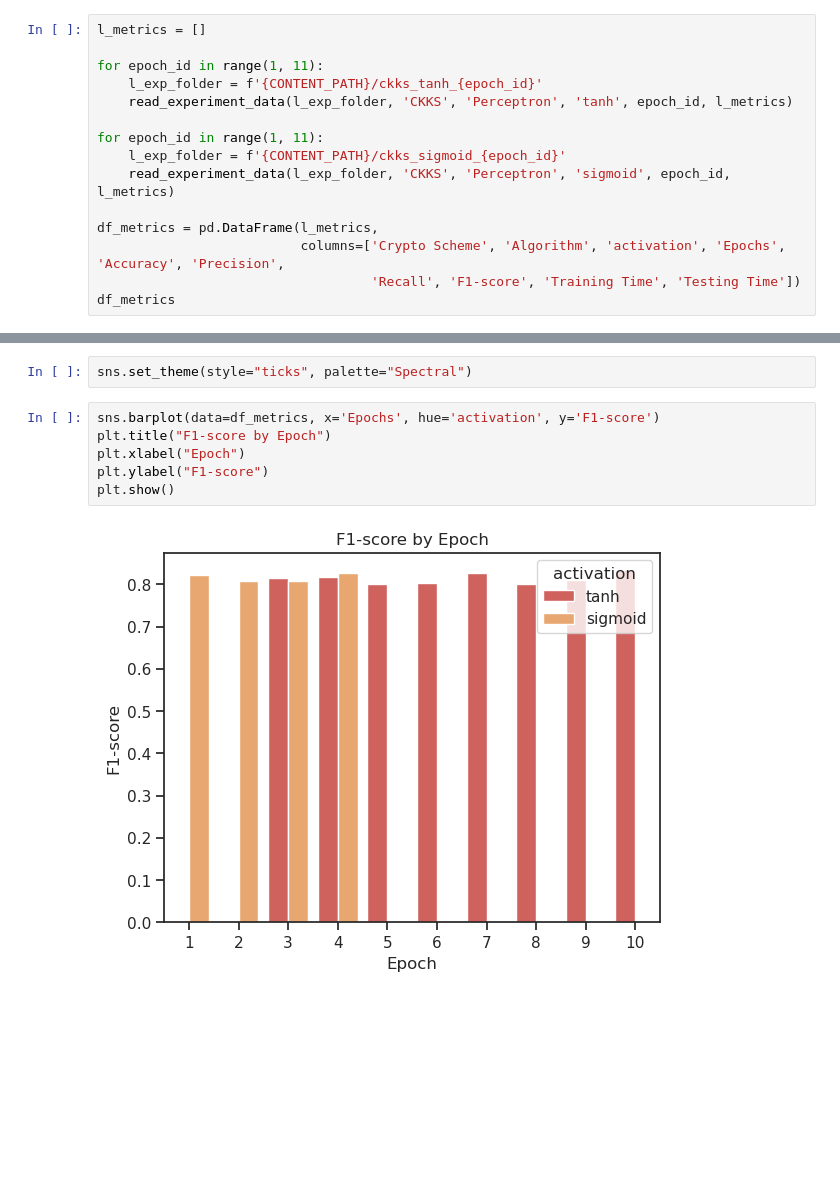
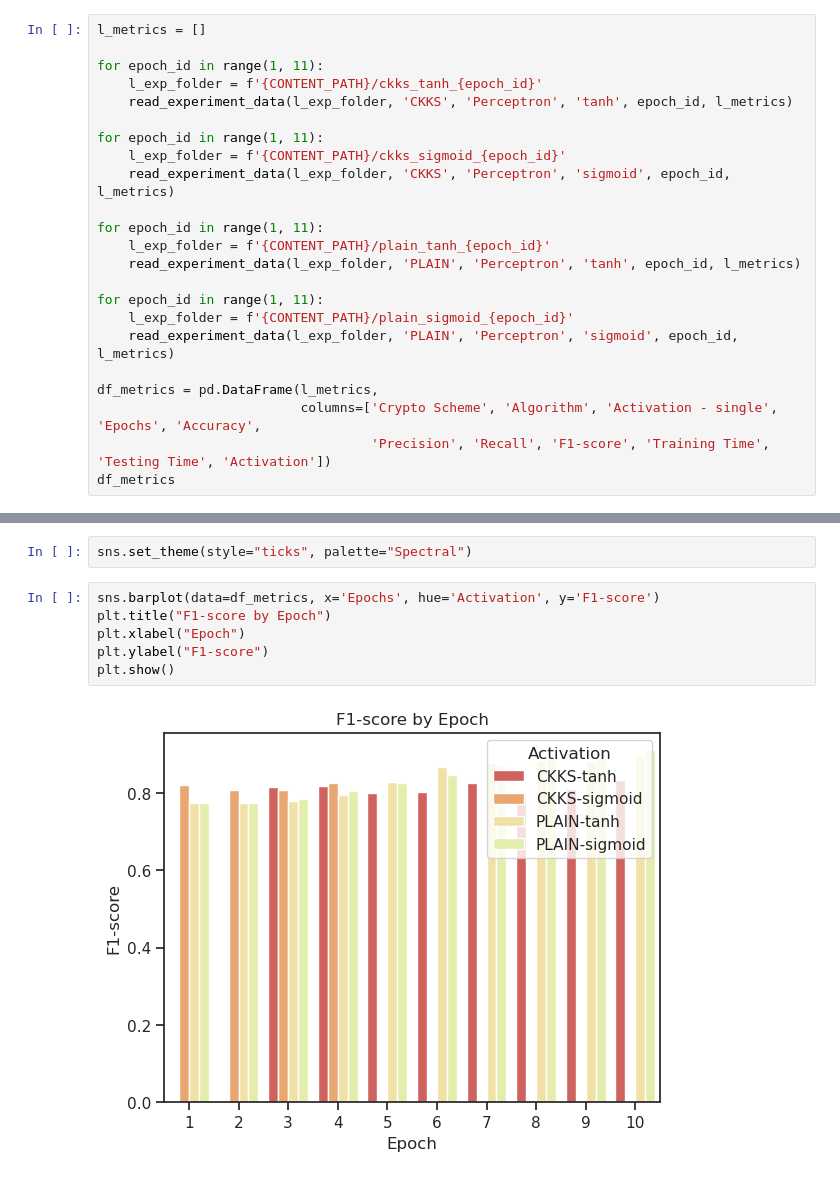
Before and after one commit to rodkruger/ppml-python, a Jupyter notebook: Metrics.ipynb, the cells around one changed output, grey strips where cells are left out. Drawn from its saved outputs; the diff is of its cells as text; blank space fills up the shorter version.

Commit message:
Baseline metrics

```diff
--- a/Metrics.ipynb
+++ b/Metrics.ipynb
@@ -96,8 +96,16 @@ for epoch_id in range(1, 11):
     l_exp_folder = f'{CONTENT_PATH}/ckks_sigmoid_{epoch_id}'
     read_experiment_data(l_exp_folder, 'CKKS', 'Perceptron', 'sigmoid', epoch_id, l_metrics)
 
+for epoch_id in range(1, 11):
+    l_exp_folder = f'{CONTENT_PATH}/plain_tanh_{epoch_id}'
+    read_experiment_data(l_exp_folder, 'PLAIN', 'Perceptron', 'tanh', epoch_id, l_metrics)
+
+for epoch_id in range(1, 11):
+    l_exp_folder = f'{CONTENT_PATH}/plain_sigmoid_{epoch_id}'
+    read_experiment_data(l_exp_folder, 'PLAIN', 'Perceptron', 'sigmoid', epoch_id, l_metrics)
+
 df_metrics = pd.DataFrame(l_metrics,
-                          columns=['Crypto Scheme', 'Algorithm', 'activation', 'Epochs', 'Accuracy', 'Precision',
-                                   'Recall', 'F1-score', 'Training Time', 'Testing Time'])
+                          columns=['Crypto Scheme', 'Algorithm', 'Activation - single', 'Epochs', 'Accuracy',
+                                   'Precision', 'Recall', 'F1-score', 'Training Time', 'Testing Time', 'Activation'])
 df_metrics
 # %% [output]
@@ -121,11 +129,11 @@ df_metrics
 # %%
 sns.set_theme(style="ticks", palette="Spectral")
 # %%
-sns.barplot(data=df_metrics, x='Epochs', hue='activation', y='F1-score')
+sns.barplot(data=df_metrics, x='Epochs', hue='Activation', y='F1-score')
 plt.title("F1-score by Epoch")
 plt.xlabel("Epoch")
 plt.ylabel("F1-score")
 plt.show()
 # %% [output]
-[figure, old version]
+[figure, new version]
 # %%
```
Also changed, not shown: parts of 3 cells of this notebook, 1 other file.
